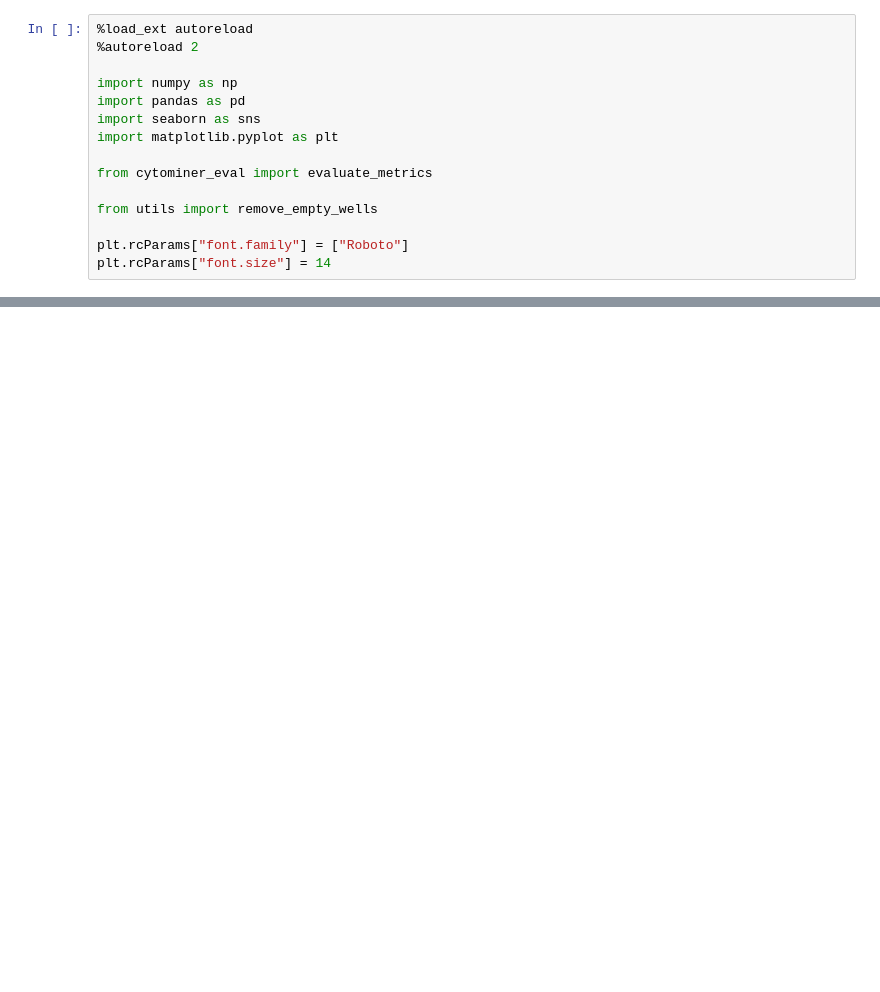
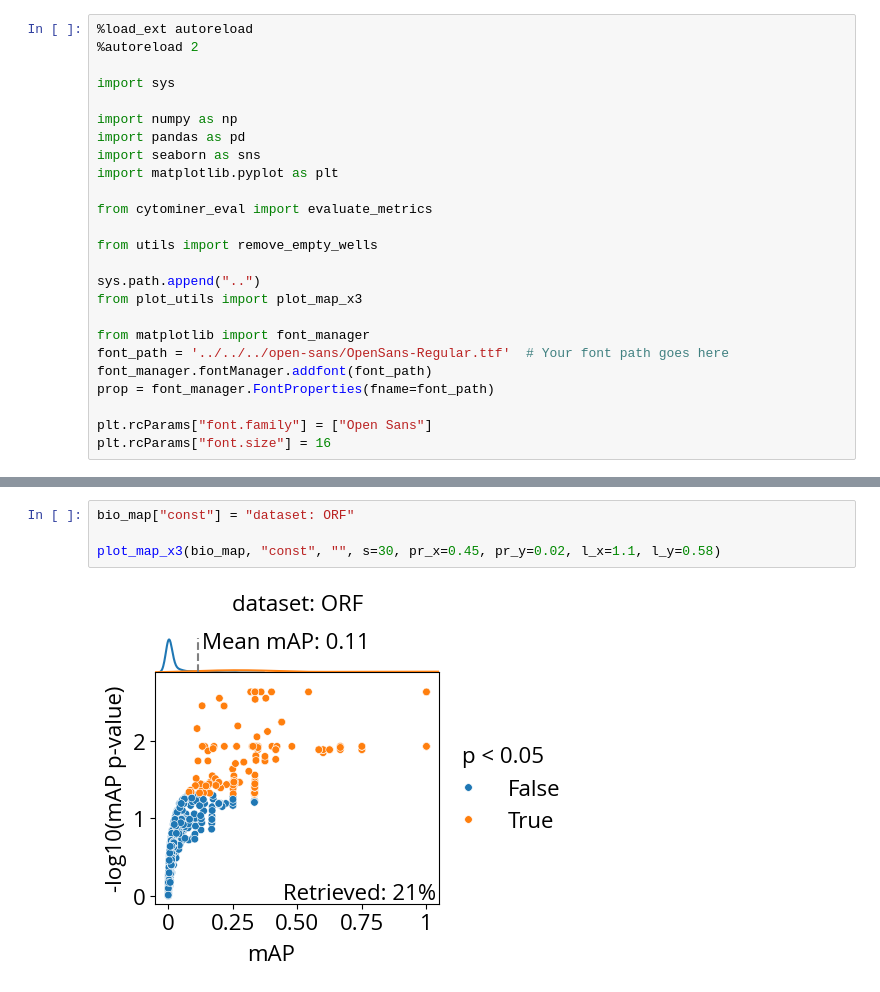
Before and after one commit to alxndrkalinin/grit-benchmark, a Jupyter notebook: 1.calculate-metrics/orf/bio_relevance.ipynb, the cells around one changed output, grey strips where cells are left out. Saved outputs shown, nothing was run; the diff lists cells and outputs as text; blank space fills up the shorter version.

```diff
--- a/1.calculate-metrics/orf/bio_relevance.ipynb
+++ b/1.calculate-metrics/orf/bio_relevance.ipynb
@@ -1,6 +1,8 @@
 # %%
 %load_ext autoreload
 %autoreload 2
+
+import sys
 
 import numpy as np
 import pandas as pd
@@ -11,5 +13,13 @@ from cytominer_eval import evaluate_metrics
 
 from utils import remove_empty_wells
 
-plt.rcParams["font.family"] = ["Roboto"]
-plt.rcParams["font.size"] = 14
+sys.path.append("..")
+from plot_utils import plot_map_x3
+
+from matplotlib import font_manager
+font_path = '../../../open-sans/OpenSans-Regular.ttf'  # Your font path goes here
+font_manager.fontManager.addfont(font_path)
+prop = font_manager.FontProperties(fname=font_path)
+
+plt.rcParams["font.family"] = ["Open Sans"]
+plt.rcParams["font.size"] = 16
@@ -55,2 +54,8 @@ bio_map
 1040 rows × 7 columns
+# %%
+bio_map["const"] = "dataset: ORF"
+
+plot_map_x3(bio_map, "const", "", s=30, pr_x=0.45, pr_y=0.02, l_x=1.1, l_y=0.58)
+# %% [output]
+[figure, added]
 # %%
```
Also changed, not shown: parts of 5 cells of this notebook, 2 other files.
